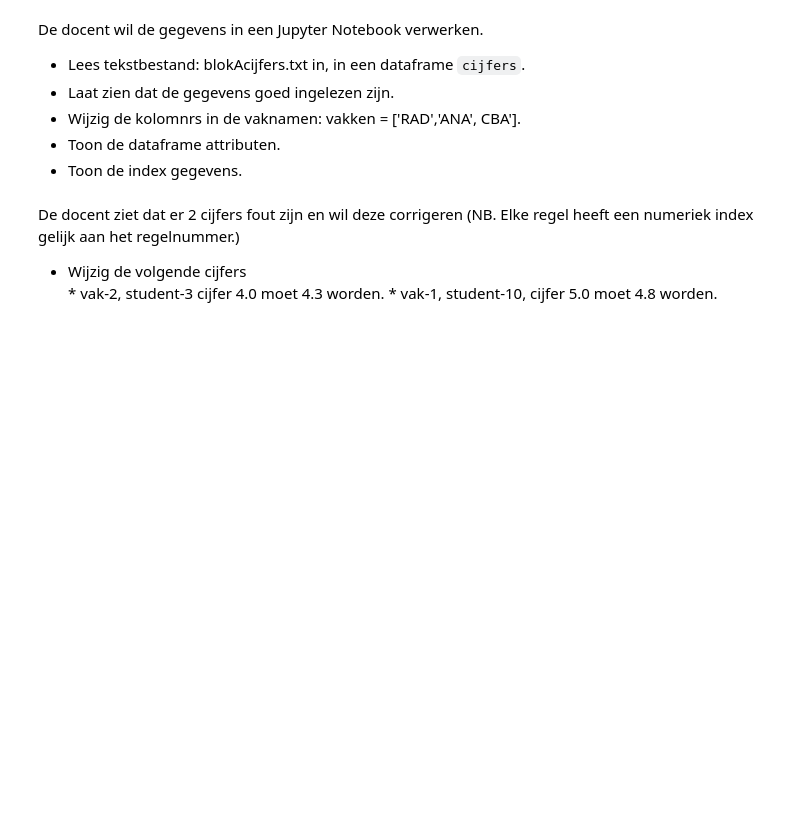
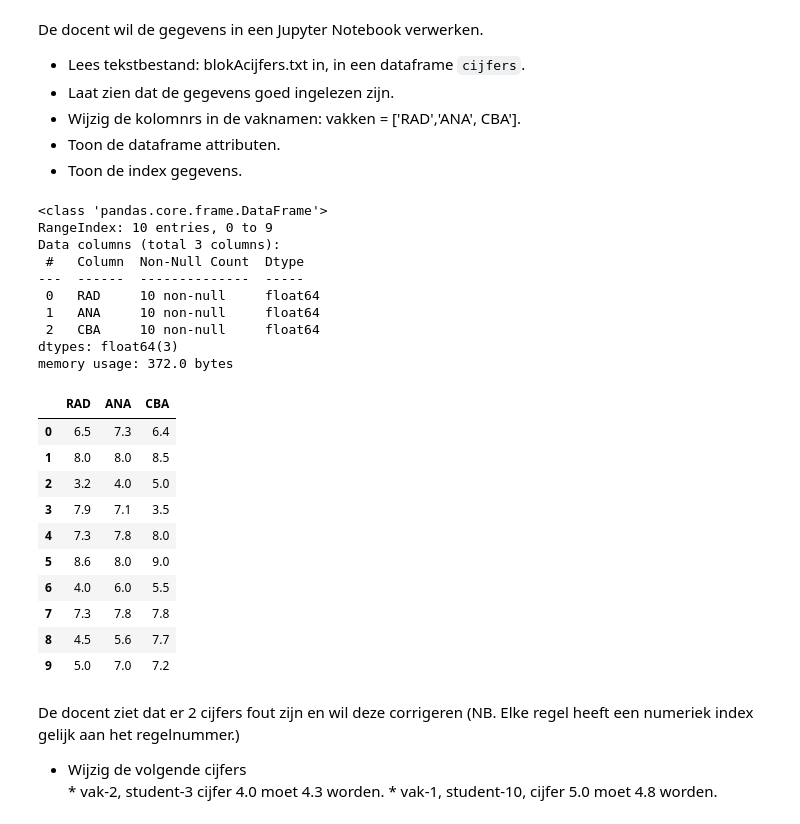
Before and after one commit to Kees-Schoon/CM2024, a Jupyter notebook: CM03_pandas/CM_Pandas_opdrachten.ipynb, the cells around one changed output. Cells and saved outputs as stored; diff of their text form; code cells hidden in the pictures; blank space fills up the shorter version.

```diff
--- a/CM03_pandas/CM_Pandas_opdrachten.ipynb
+++ b/CM03_pandas/CM_Pandas_opdrachten.ipynb
@@ -207,6 +213,38 @@ De docent wil de gegevens in een Jupyter Notebook verwerken.
 -	Wijzig de kolomnrs in de vaknamen: vakken = ['RAD','ANA', CBA'].
 -	Toon de dataframe attributen.
 -	Toon de index gegevens.
+# %%
+cijfers = pd.DataFrame(pd.read_csv("blokAcijfers.txt", sep='\t', names=["vak1", "vak2", "vak3"]))
+cijfers
+cijfers.rename(columns = {"vak1":"RAD", "vak2":"ANA", "vak3":"CBA"}, inplace=True)
+cijfers.info()
+cijfers.columns
+cijfers.dtypes
+cijfers.size
+cijfers.index
+cijfers
+# %% [output]
+<class 'pandas.core.frame.DataFrame'>
+RangeIndex: 10 entries, 0 to 9
+Data columns (total 3 columns):
+ #   Column  Non-Null Count  Dtype
+---  ------  --------------  -----
+ 0   RAD     10 non-null     float64
+ 1   ANA     10 non-null     float64
+ 2   CBA     10 non-null     float64
+dtypes: float64(3)
+memory usage: 372.0 bytes
+|  | RAD | ANA | CBA |
+| 0 | 6.5 | 7.3 | 6.4 |
+| 1 | 8.0 | 8.0 | 8.5 |
+| 2 | 3.2 | 4.0 | 5.0 |
+| 3 | 7.9 | 7.1 | 3.5 |
+| 4 | 7.3 | 7.8 | 8.0 |
+| 5 | 8.6 | 8.0 | 9.0 |
+| 6 | 4.0 | 6.0 | 5.5 |
+| 7 | 7.3 | 7.8 | 7.8 |
+| 8 | 4.5 | 5.6 | 7.7 |
+| 9 | 5.0 | 7.0 | 7.2 |
 # %% [markdown]
 De docent ziet dat er 2 cijfers fout zijn en wil deze corrigeren (NB. Elke regel heeft een numeriek index gelijk aan het regelnummer.)
 -	 Wijzig de volgende cijfers
```
Also changed, not shown: parts of 12 cells of this notebook.
